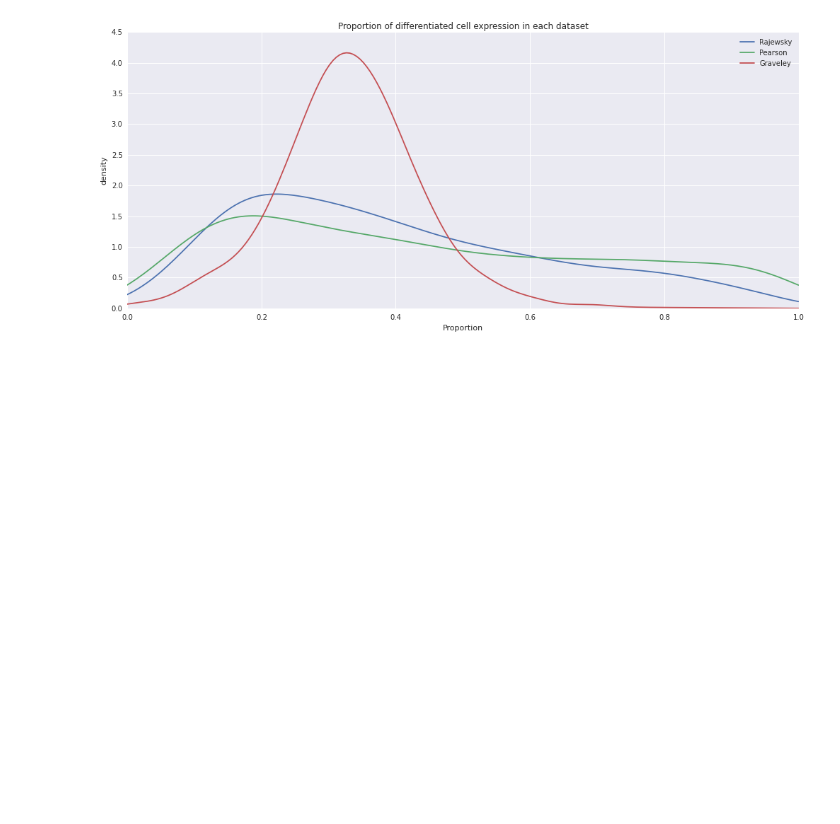
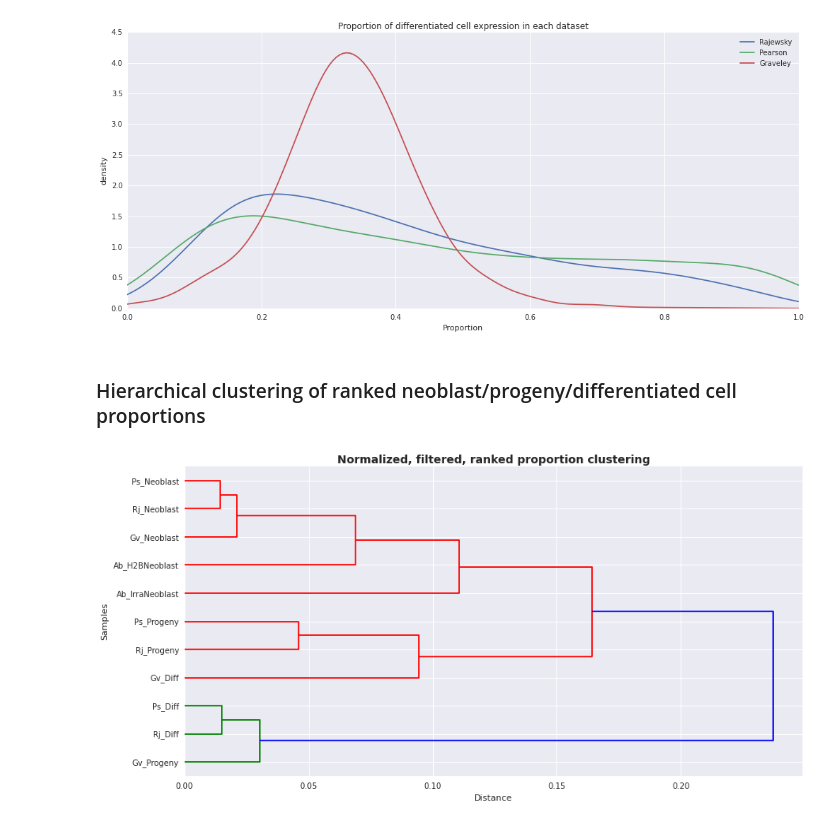
Before and after one commit to damiankao/smed-neoblast-analysis, a Jupyter notebook: Neoblast.ipynb, the cells around one changed output. Cells and saved outputs as stored; diff of their text form; code cells hidden in the pictures; blank space fills up the shorter version.

```diff
--- a/Neoblast.ipynb
+++ b/Neoblast.ipynb
@@ -402,3 +403,21 @@ plt.legend(['Rajewsky','Pearson','Graveley'])
 [figure]
 [figure]
 [figure]
+# %% [markdown]
+### Hierarchical clustering of ranked neoblast/progeny/differentiated cell proportions
+# %%
+DS_cellProp = [DS_abIrra_neoProp,DS_abH2b_neoProp,DS_rj_neoProp,DS_rj_progProp,DS_rj_diffProp,DS_ps_neoProp,DS_ps_progProp,DS_ps_diffProp,DS_gv_neoProp,DS_gv_progProp,DS_gv_diffProp]
+DS_cellPropHeaders = ['Ab_IrraNeoblast','Ab_H2BNeoblast','Rj_Neoblast','Rj_Progeny','Rj_Diff','Ps_Neoblast','Ps_Progeny','Ps_Diff','Gv_Neoblast','Gv_Progeny','Gv_Diff']
+
+DS_cellPropRank = [stats.rankdata(con) for con in DS_cellProp]
+
+#plot
+dist = pdist(DS_cellPropRank,'correlation')
+link = linkage(dist,method='complete')
+plt.figure(figsize=[14,7])
+dendrogram(link,labels=DS_cellPropHeaders,orientation='left')
+plt.xlabel('Distance')
+plt.ylabel('Samples')
+plt.title('Normalized, filtered, ranked proportion clustering', fontweight='bold', fontsize=14);
+# %% [output]
+[figure, added]
```
Also changed, not shown: parts of 1 cell of this notebook.
